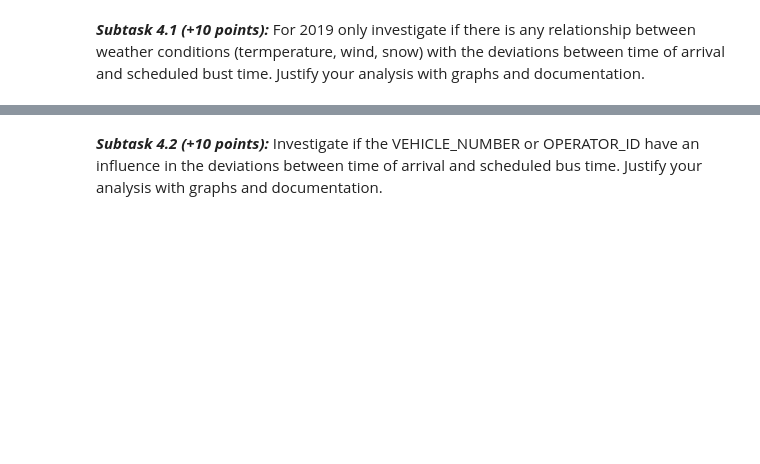
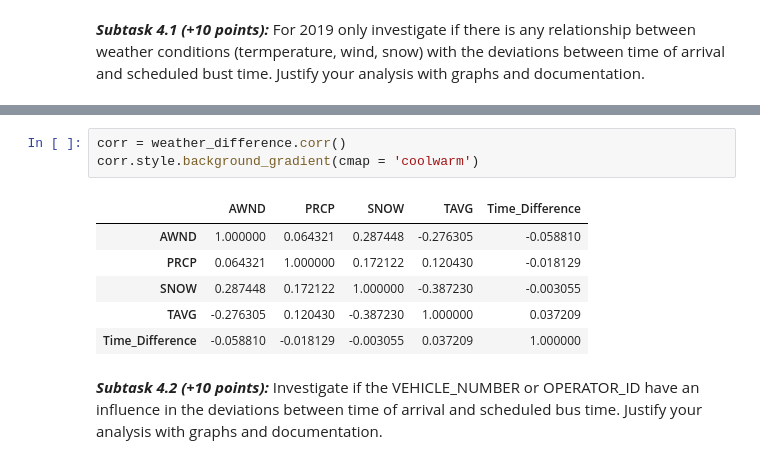
Before and after one commit to xiborxu/IST462Xibo, a Jupyter notebook: FinalExam_IST462_Fall2023.ipynb, the cells around one changed output, grey strips where cells are left out. Drawn from its saved outputs; the diff is of its cells as text; blank space fills up the shorter version.

```diff
--- a/FinalExam_IST462_Fall2023.ipynb
+++ b/FinalExam_IST462_Fall2023.ipynb
@@ -258,2 +508,12 @@ print(monthly_cost_2020)
+# %%
+corr = weather_difference.corr()
+corr.style.background_gradient(cmap = 'coolwarm')
+# %% [output]
+|  | AWND | PRCP | SNOW | TAVG | Time_Difference |
+| AWND | 1.000000 | 0.064321 | 0.287448 | -0.276305 | -0.058810 |
+| PRCP | 0.064321 | 1.000000 | 0.172122 | 0.120430 | -0.018129 |
+| SNOW | 0.287448 | 0.172122 | 1.000000 | -0.387230 | -0.003055 |
+| TAVG | -0.276305 | 0.120430 | -0.387230 | 1.000000 | 0.037209 |
+| Time_Difference | -0.058810 | -0.018129 | -0.003055 | 0.037209 | 1.000000 |
 # %% [markdown]
 ***Subtask 4.2 (+10 points):*** Investigate if the VEHICLE_NUMBER or OPERATOR_ID have an influence in the deviations between time of arrival and scheduled bus time. Justify your analysis with graphs and documentation.
```
Also changed, not shown: parts of 19 cells of this notebook.
